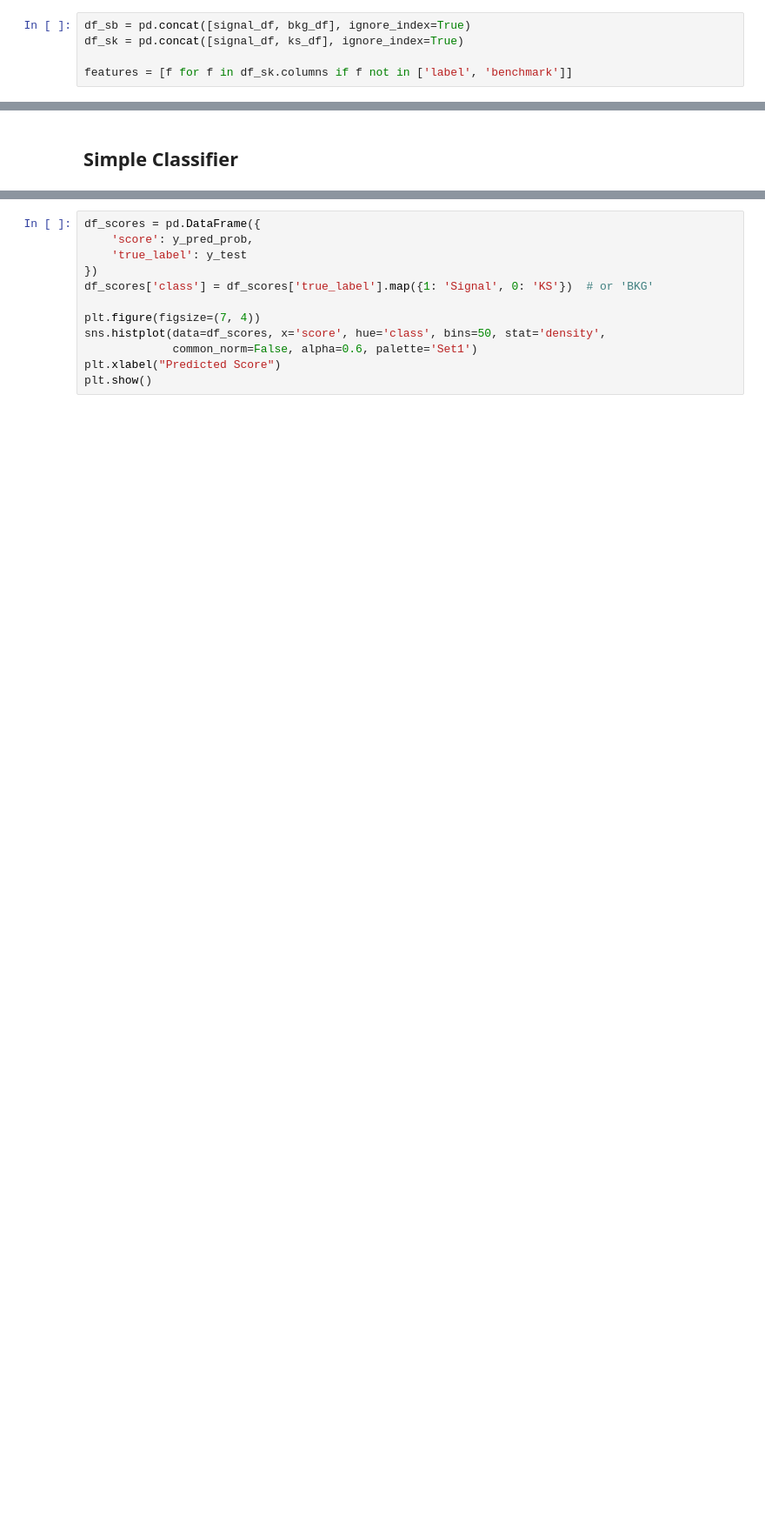
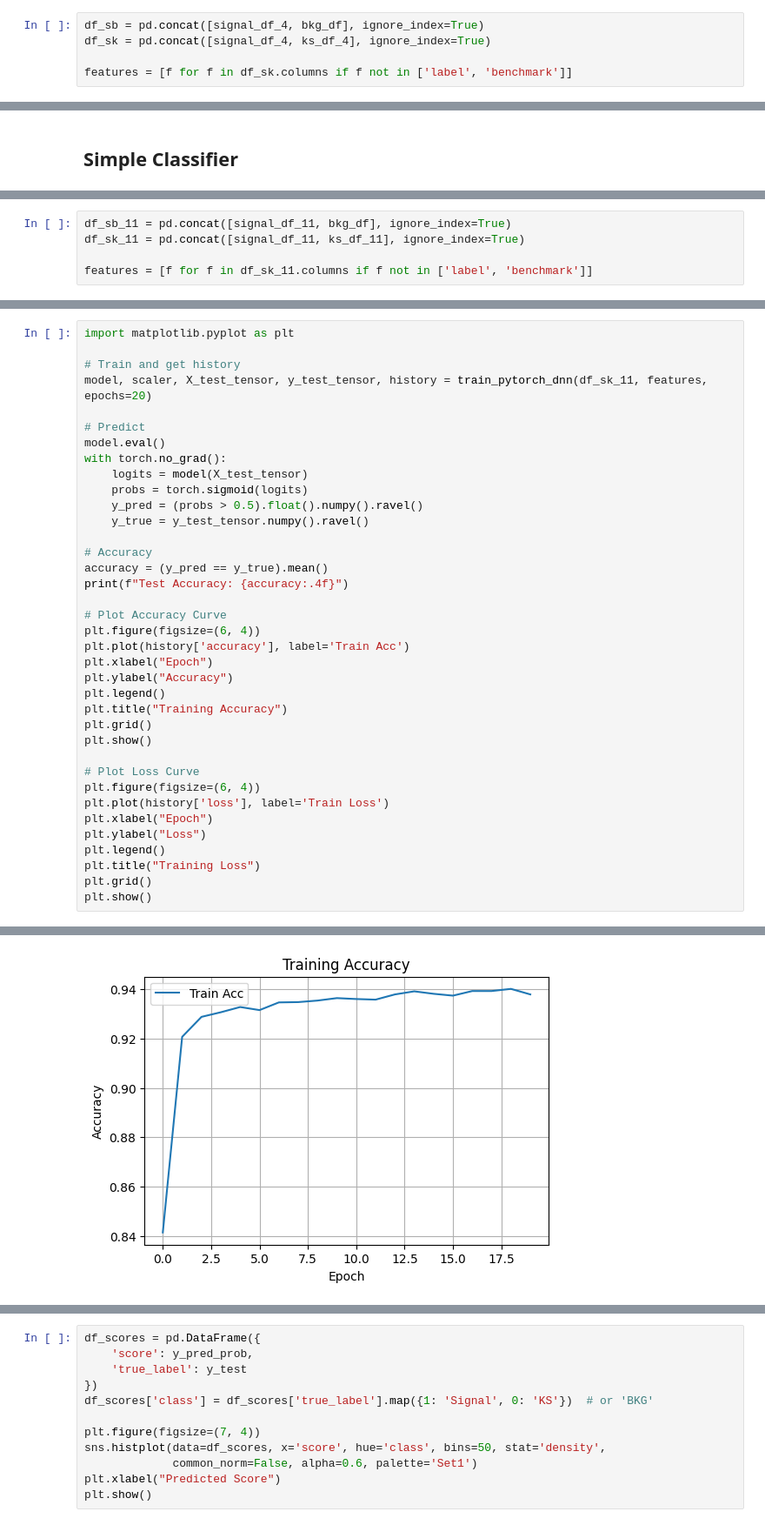
Before and after one commit to Shravan1729/LV_in_LHC_-KS-process, a Jupyter notebook: DNN_test.ipynb, the cells around one changed output, grey strips where cells are left out. Shown: that part at 87% size. Cells and saved outputs as stored; diff of their text form; blank space fills up the shorter version.

```diff
--- a/DNN_test.ipynb
+++ b/DNN_test.ipynb
@@ -130,6 +140,6 @@ Nomber of ks events: 6188
 # %%
-df_sb = pd.concat([signal_df, bkg_df], ignore_index=True)
-df_sk = pd.concat([signal_df, ks_df], ignore_index=True)
+df_sb = pd.concat([signal_df_4, bkg_df], ignore_index=True)
+df_sk = pd.concat([signal_df_4, ks_df_4], ignore_index=True)
 
 features = [f for f in df_sk.columns if f not in ['label', 'benchmark']]
 # %%
@@ -230,0 +311,5 @@ Epoch 10/10
+# %%
+df_sb_11 = pd.concat([signal_df_11, bkg_df], ignore_index=True)
+df_sk_11 = pd.concat([signal_df_11, ks_df_11], ignore_index=True)
+
+features = [f for f in df_sk_11.columns if f not in ['label', 'benchmark']]
@@ -255,0 +441,38 @@ plt.show()
+# %%
+import matplotlib.pyplot as plt
+
+# Train and get history
+model, scaler, X_test_tensor, y_test_tensor, history = train_pytorch_dnn(df_sk_11, features, epochs=20)
+
+# Predict
+model.eval()
+with torch.no_grad():
+    logits = model(X_test_tensor)
+    probs = torch.sigmoid(logits)
+    y_pred = (probs > 0.5).float().numpy().ravel()
+    y_true = y_test_tensor.numpy().ravel()
+
+# Accuracy
+accuracy = (y_pred == y_true).mean()
+print(f"Test Accuracy: {accuracy:.4f}")
+
+# Plot Accuracy Curve
+plt.figure(figsize=(6, 4))
+plt.plot(history['accuracy'], label='Train Acc')
+plt.xlabel("Epoch")
+plt.ylabel("Accuracy")
+plt.legend()
+plt.title("Training Accuracy")
+plt.grid()
+plt.show()
+
+# Plot Loss Curve
+plt.figure(figsize=(6, 4))
+plt.plot(history['loss'], label='Train Loss')
+plt.xlabel("Epoch")
+plt.ylabel("Loss")
+plt.legend()
+plt.title("Training Loss")
+plt.grid()
+plt.show()
+# %% [output]
@@ -255,0 +496 @@ plt.show()
+[figure, added]
```
Also changed, not shown: parts of 14 cells of this notebook.
